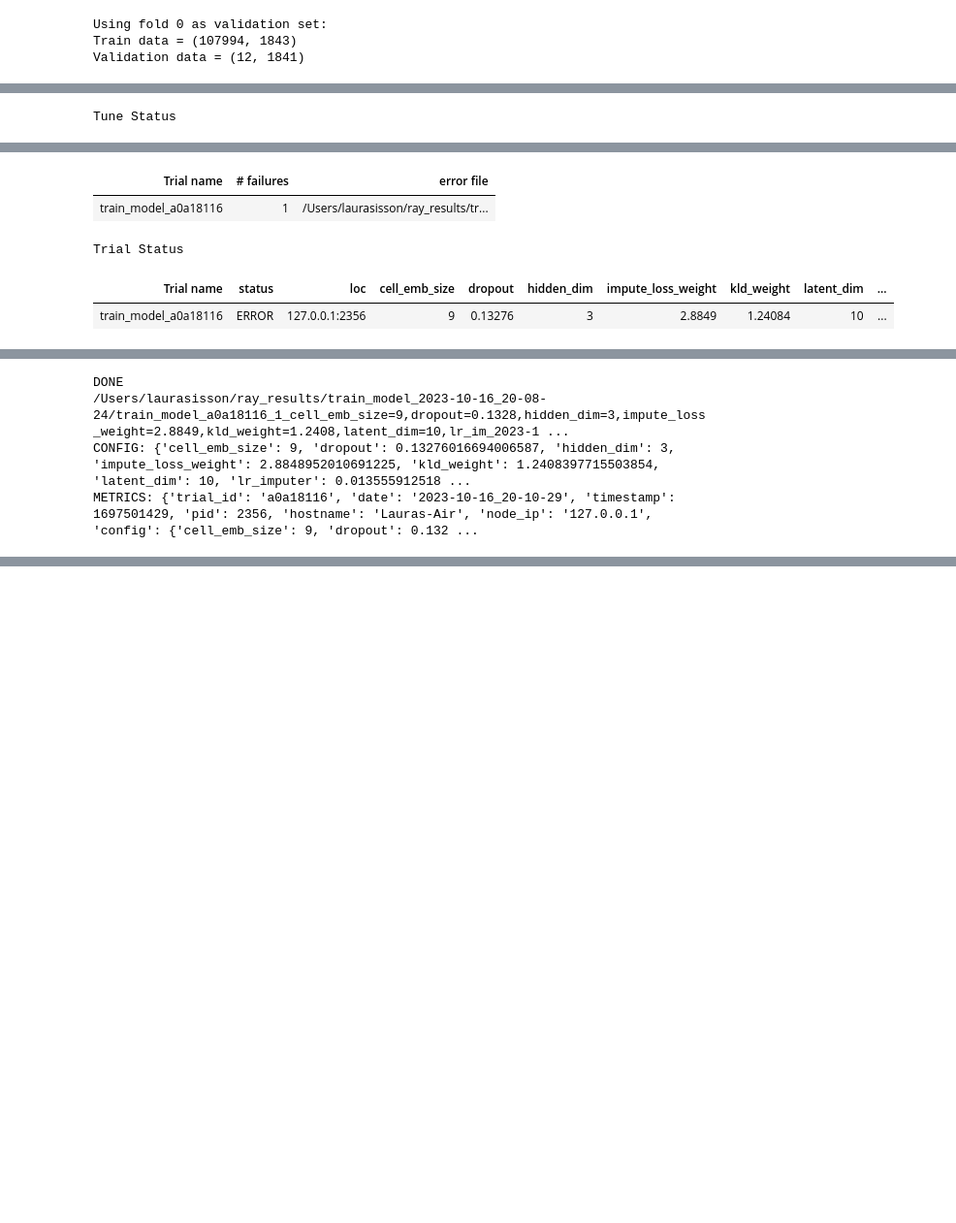
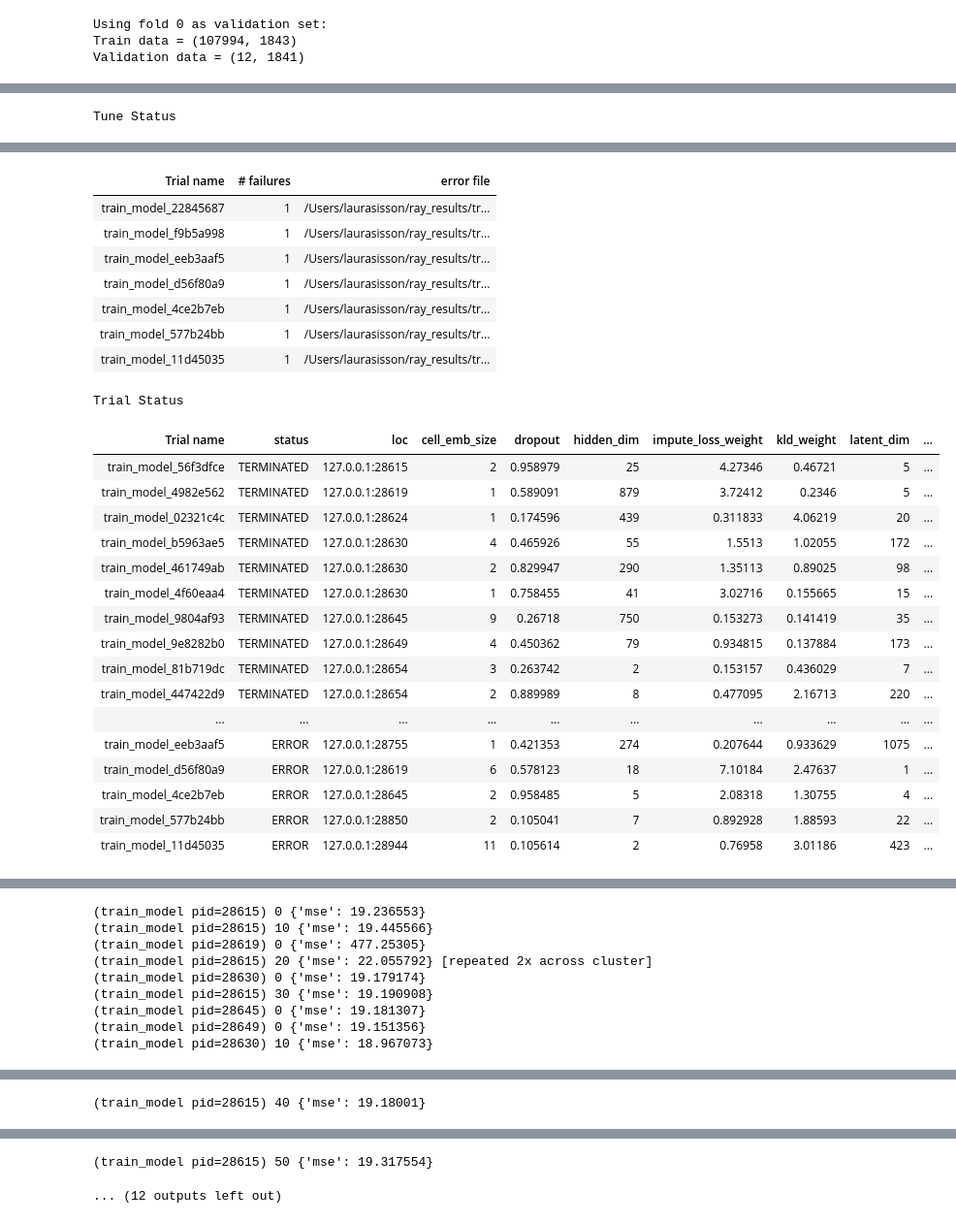
Before and after one commit to laurahsisson/Perturbations, a Jupyter notebook: rnvae.ipynb, the cells around one changed output, grey strips where cells are left out. Shown at 97% size. Cells and saved outputs as stored; diff of their text form; code cells hidden in the pictures; blank space fills up the shorter version.

```diff
--- a/rnvae.ipynb
+++ b/rnvae.ipynb
@@ -194,7 +227,12 @@ train_loaders = []
 eval_loaders = []
 for fold in fold_to_eval_df:
     traind = Imputer.make_input(~make_mask(fold))
-    train_loaders.append(torch.utils.data.DataLoader(traind, batch_size=128))
+    for k, v in traind[0].items():
+        print(k,v.dtype)
+    print()
+    train_loaders.append(torch.utils.data.DataLoader(traind, batch_size=bsz))
 
     evald = Imputer.make_input(make_mask(fold))
+    for k, v in evald[0].items():
+        print(k,v.dtype)
     eval_loaders.append(torch.utils.data.DataLoader(evald, batch_size=len(evald)))
@@ -270,6 +320,7 @@ def train_model(config, input_data):
 # %%
-num_samples = 1
+num_samples = 25
 epochs = 100
+metric = "mse"
 
 input_data = {
     "rnvae_loader": rnvae_loader,
@@ -277,23 +328,37 @@ input_data = {
     "eval_loaders": eval_loaders,
     "fold_to_eval_df": fold_to_eval_df,
     "epochs": epochs,
+    "metric": metric
+}
+
+example_config = {
+    "lr_rnvae": 1e-3,
+    "lr_imputer": 1e-4,
+    "dropout": .1,
+    "sm_emb_size": 64,
+    "cell_emb_size": 32,
+    "latent_dim": 256,
+    "hidden_dim": 512,
+    "kld_weight": 1,
+    "impute_loss_weight": 2,
 }
 
 space = {
     "lr_rnvae": hp.loguniform("lr_rnvae", -10, -1),
     "lr_imputer": hp.loguniform("lr_imputer", -10, -1),
     "dropout": hp.uniform("dropout", 0, 1),
-    "sm_emb_size": scope.int(hp.qloguniform("sm_emb_size", 1, 3, 1)),
-    "cell_emb_size": scope.int(hp.qloguniform("cell_emb_size", 1, 3, 1)),
-    "latent_dim": scope.int(hp.qloguniform("latent_dim", 1, 7, 1)),
-    "hidden_dim": scope.int(hp.qloguniform("hidden_dim", 1, 7, 1)),
+    "sm_emb_size": scope.int(hp.qloguniform("sm_emb_size", 0, 3, 1)),
+    "cell_emb_size": scope.int(hp.qloguniform("cell_emb_size", 0, 3, 1)),
+    "latent_dim": scope.int(hp.qloguniform("latent_dim", 0, 7, 1)),
+    "hidden_dim": scope.int(hp.qloguniform("hidden_dim", 0, 7, 1)),
     "kld_weight": hp.loguniform("kld_weight", -2, 2),
     "impute_loss_weight": hp.loguniform("impute_loss_weight", -2, 2),
 }
 
+train_model(example_config,input_data)
 mode = "min"
-hyperopt_search = HyperOptSearch(space, metric=metric, mode=mode)
-scheduler = ASHAScheduler(metric=metric, grace_period=5, mode=mode, max_t=epochs)
+hyperopt_search = HyperOptSearch(space, metric="mse", mode=mode)
+scheduler = ASHAScheduler(metric="mse", grace_period=5, mode=mode, max_t=epochs)
 tuner = tune.Tuner(
     tune.with_parameters(train_model, input_data=input_data),
     tune_config=tune.TuneConfig(
@@ -304,9 +369,8 @@ tuner = tune.Tuner(
     run_config=train.RunConfig(
         failure_config=train.FailureConfig(fail_fast=False))
 )
-print("Starting raytune")
 results = tuner.fit()
-print("DONE")
+
 best_result = results.get_best_result(metric, mode=mode)
 print(best_result.path)
 print("CONFIG:", best_result.config)
@@ -325,5 +389,26 @@ Number of errored trials: 1
 | Trial name | # failures | error file |
-| train_model_a0a18116 | 1 | /Users/laurasisson/ray_results/tr... |
+| train_model_22845687 | 1 | /Users/laurasisson/ray_results/tr... |
+| train_model_f9b5a998 | 1 | /Users/laurasisson/ray_results/tr... |
+| train_model_eeb3aaf5 | 1 | /Users/laurasisson/ray_results/tr... |
+| train_model_d56f80a9 | 1 | /Users/laurasisson/ray_results/tr... |
+| train_model_4ce2b7eb | 1 | /Users/laurasisson/ray_results/tr... |
+| train_model_577b24bb | 1 | /Users/laurasisson/ray_results/tr... |
+| train_model_11d45035 | 1 | /Users/laurasisson/ray_results/tr... |
 Trial Status
 | Trial name | status | loc | cell_emb_size | dropout | hidden_dim | impute_loss_weight | kld_weight | latent_dim | ... |
-| train_model_a0a18116 | ERROR | 127.0.0.1:2356 | 9 | 0.13276 | 3 | 2.8849 | 1.24084 | 10 | ... |
+| train_model_56f3dfce | TERMINATED | 127.0.0.1:28615 | 2 | 0.958979 | 25 | 4.27346 | 0.46721 | 5 | ... |
+| train_model_4982e562 | TERMINATED | 127.0.0.1:28619 | 1 | 0.589091 | 879 | 3.72412 | 0.2346 | 5 | ... |
+| train_model_02321c4c | TERMINATED | 127.0.0.1:28624 | 1 | 0.174596 | 439 | 0.311833 | 4.06219 | 20 | ... |
+| train_model_b5963ae5 | TERMINATED | 127.0.0.1:28630 | 4 | 0.465926 | 55 | 1.5513 | 1.02055 | 172 | ... |
+| train_model_461749ab | TERMINATED | 127.0.0.1:28630 | 2 | 0.829947 | 290 | 1.35113 | 0.89025 | 98 | ... |
+| train_model_4f60eaa4 | TERMINATED | 127.0.0.1:28630 | 1 | 0.758455 | 41 | 3.02716 | 0.155665 | 15 | ... |
+| train_model_9804af93 | TERMINATED | 127.0.0.1:28645 | 9 | 0.26718 | 750 | 0.153273 | 0.141419 | 35 | ... |
+| train_model_9e8282b0 | TERMINATED | 127.0.0.1:28649 | 4 | 0.450362 | 79 | 0.934815 | 0.137884 | 173 | ... |
+| train_model_81b719dc | TERMINATED | 127.0.0.1:28654 | 3 | 0.263742 | 2 | 0.153157 | 0.436029 | 7 | ... |
+| train_model_447422d9 | TERMINATED | 127.0.0.1:28654 | 2 | 0.889989 | 8 | 0.477095 | 2.16713 | 220 | ... |
+| ... | ... | ... | ... | ... | ... | ... | ... | ... | ... |
+| train_model_eeb3aaf5 | ERROR | 127.0.0.1:28755 | 1 | 0.421353 | 274 | 0.207644 | 0.933629 | 1075 | ... |
+| train_model_d56f80a9 | ERROR | 127.0.0.1:28619 | 6 | 0.578123 | 18 | 7.10184 | 2.47637 | 1 | ... |
+| train_model_4ce2b7eb | ERROR | 127.0.0.1:28645 | 2 | 0.958485 | 5 | 2.08318 | 1.30755 | 4 | ... |
+| train_model_577b24bb | ERROR | 127.0.0.1:28850 | 2 | 0.105041 | 7 | 0.892928 | 1.88593 | 22 | ... |
+| train_model_11d45035 | ERROR | 127.0.0.1:28944 | 11 | 0.105614 | 2 | 0.76958 | 3.01186 | 423 | ... |
@@ -347,4 +416,9 @@ The actor is dead because its worker process has died. Worker exit type: SYSTEM_
-DONE
-/Users/laurasisson/ray_results/train_model_2023-10-16_20-08-24/train_model_a0a18116_1_cell_emb_size=9,dropout=0.1328,hidden_dim=3,impute_loss_weight=2.8849,kld_weight=1.2408,latent_dim=10,lr_im_2023-1 ...
-CONFIG: {'cell_emb_size': 9, 'dropout': 0.13276016694006587, 'hidden_dim': 3, 'impute_loss_weight': 2.8848952010691225, 'kld_weight': 1.2408397715503854, 'latent_dim': 10, 'lr_imputer': 0.013555912518 ...
-METRICS: {'trial_id': 'a0a18116', 'date': '2023-10-16_20-10-29', 'timestamp': 1697501429, 'pid': 2356, 'hostname': 'Lauras-Air', 'node_ip': '127.0.0.1', 'config': {'cell_emb_size': 9, 'dropout': 0.132 ...
+(train_model pid=28615) 0 {'mse': 19.236553}
+(train_model pid=28615) 10 {'mse': 19.445566}
+(train_model pid=28619) 0 {'mse': 477.25305}
+(train_model pid=28615) 20 {'mse': 22.055792} [repeated 2x across cluster]
+(train_model pid=28630) 0 {'mse': 19.179174}
+(train_model pid=28615) 30 {'mse': 19.190908}
+(train_model pid=28645) 0 {'mse': 19.181307}
+(train_model pid=28649) 0 {'mse': 19.151356}
+(train_model pid=28630) 10 {'mse': 18.967073}
@@ -350,0 +426 @@ METRICS: {'trial_id': 'a0a18116', 'date': '2023-10-16_20-10-29', 'timestamp': 16
+(train_model pid=28615) 40 {'mse': 19.18001}
@@ -350,0 +429,2 @@ METRICS: {'trial_id': 'a0a18116', 'date': '2023-10-16_20-10-29', 'timestamp': 16
+(train_model pid=28615) 50 {'mse': 19.317554}
+... (12 outputs left out)
```
Also changed, not shown: parts of 10 cells of this notebook, 3 other files.
